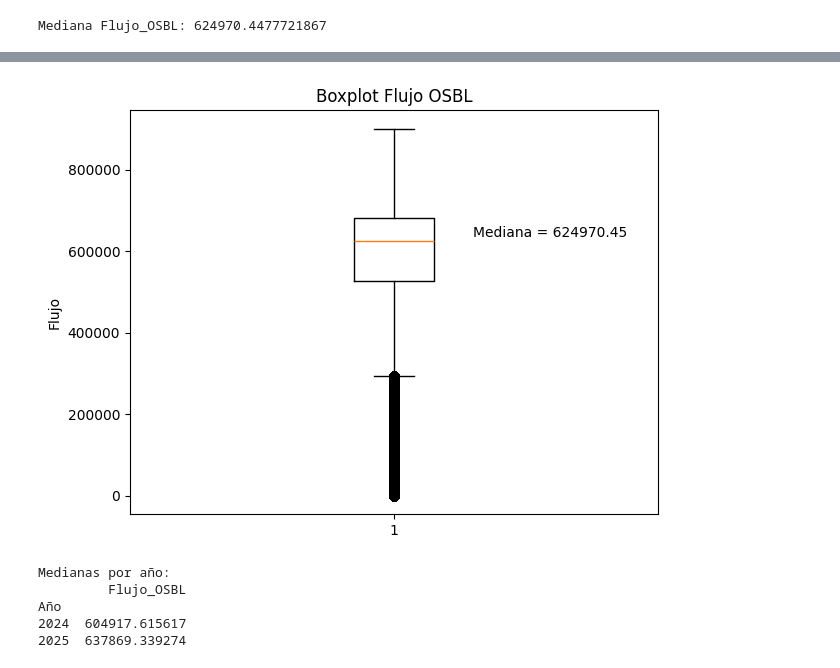
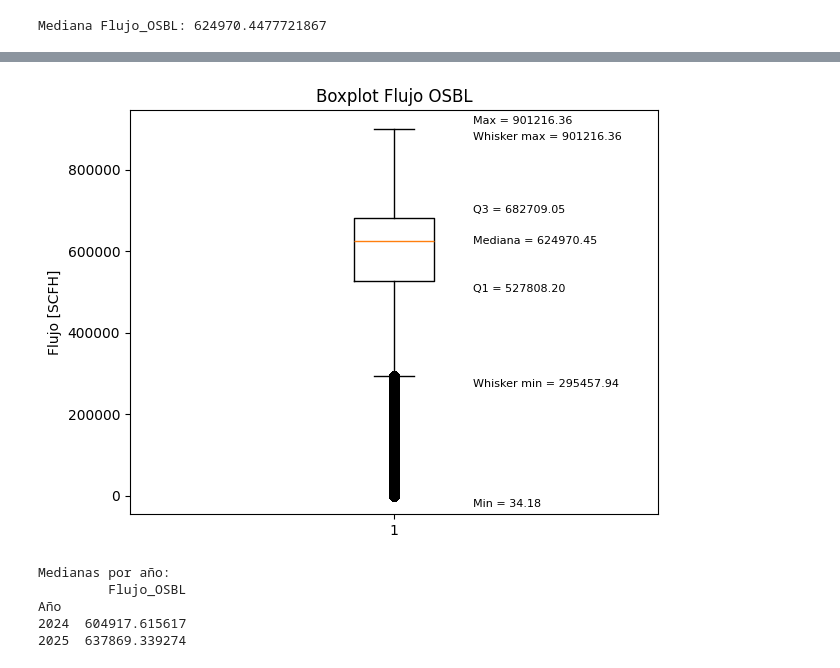
Before and after one commit to vbedoyaj21/OSBL, a Jupyter notebook: EDA_OSBL_Coker Gas.ipynb, the cells around one changed output, grey strips where cells are left out. Drawn from its saved outputs; the diff is of its cells as text; code cells hidden in the pictures.

```diff
--- a/EDA_OSBL_Coker Gas.ipynb
+++ b/EDA_OSBL_Coker Gas.ipynb
@@ -122,21 +122,40 @@ plt.show()
-# %%
-data_OSBL = df_merged["Flujo_OSBL"].dropna()
-
-plt.boxplot(data_OSBL, showfliers=True)
-
-ymin, ymax = plt.ylim()
-offset = (ymax - ymin) * 0.02
-
-plt.text(1.15, mediana_OSBL + 0.02*(ymax - ymin),
-         f"Mediana = {mediana_OSBL:.2f}",
-         verticalalignment='center')
-
-plt.ylabel("Flujo")
-plt.title("Boxplot Flujo OSBL")
-plt.tight_layout()
-plt.show()
-# %% [output]
-[figure, removed]
+# %%
+data_OSBL = df_merged["Flujo_OSBL"].dropna()
+
+box = plt.boxplot(data_OSBL, showfliers=True)
+
+ymin, ymax = plt.ylim()
+offset = (ymax - ymin) * 0.02
+
+q1 = data_OSBL.quantile(0.25)
+q3 = data_OSBL.quantile(0.75)
+
+whiskers = box['whiskers']
+low_whisker = whiskers[0].get_ydata()[1] # extremo inferior
+high_whisker = whiskers[1].get_ydata()[1] # extremo superior
+
+min_val = data_OSBL.min()
+max_val = data_OSBL.max()
+
+plt.text(1.15, mediana_OSBL,
+         f"Mediana = {mediana_OSBL:.2f}",
+         verticalalignment='center', fontsize=8)
+
+plt.text(1.15, q1 - offset, f"Q1 = {q1:.2f}", verticalalignment='center', fontsize=8)
+plt.text(1.15, q3 + offset, f"Q3 = {q3:.2f}", verticalalignment='center', fontsize=8)
+
+plt.text(1.15, low_whisker - offset, f"Whisker min = {low_whisker:.2f}", verticalalignment='center', fontsize=8)
+plt.text(1.15, high_whisker - offset, f"Whisker max = {high_whisker:.2f}", verticalalignment='center', fontsize=8)
+
+plt.text(1.15, min_val - offset, f"Min = {min_val:.2f}", verticalalignment='center', fontsize=8)
+plt.text(1.15, max_val + offset, f"Max = {max_val:.2f}", verticalalignment='center', fontsize=8)
+
+plt.ylabel("Flujo [SCFH]")
+plt.title("Boxplot Flujo OSBL")
+plt.tight_layout()
+plt.show()
+# %% [output]
+[figure, added]
 # %%
 columnas = ["Flujo_OSBL"]
 
```
Also changed, not shown: parts of 1 cell of this notebook.
